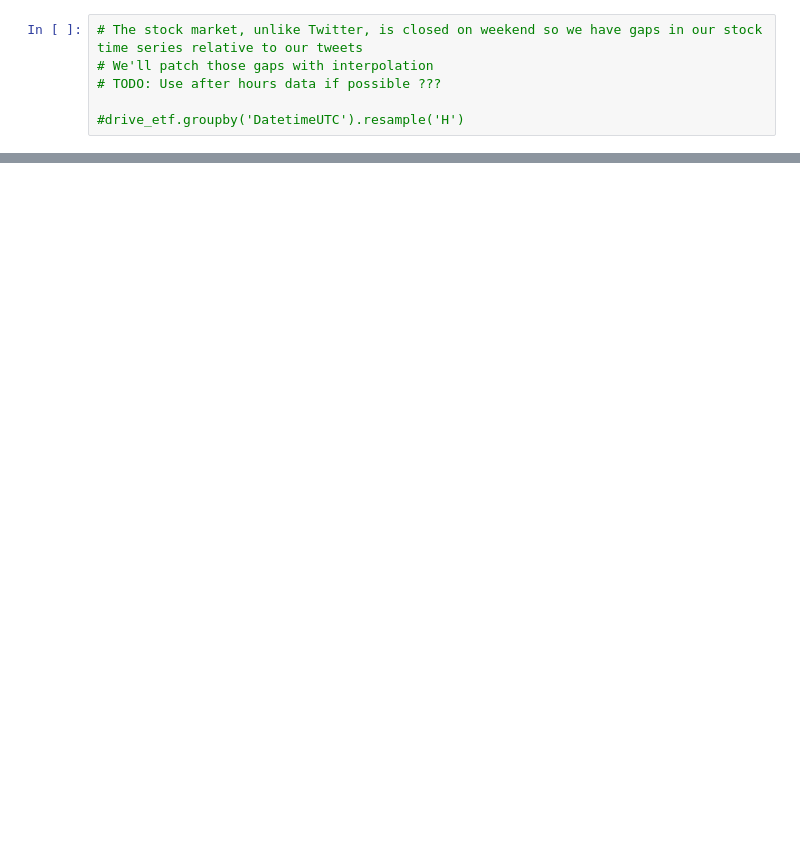
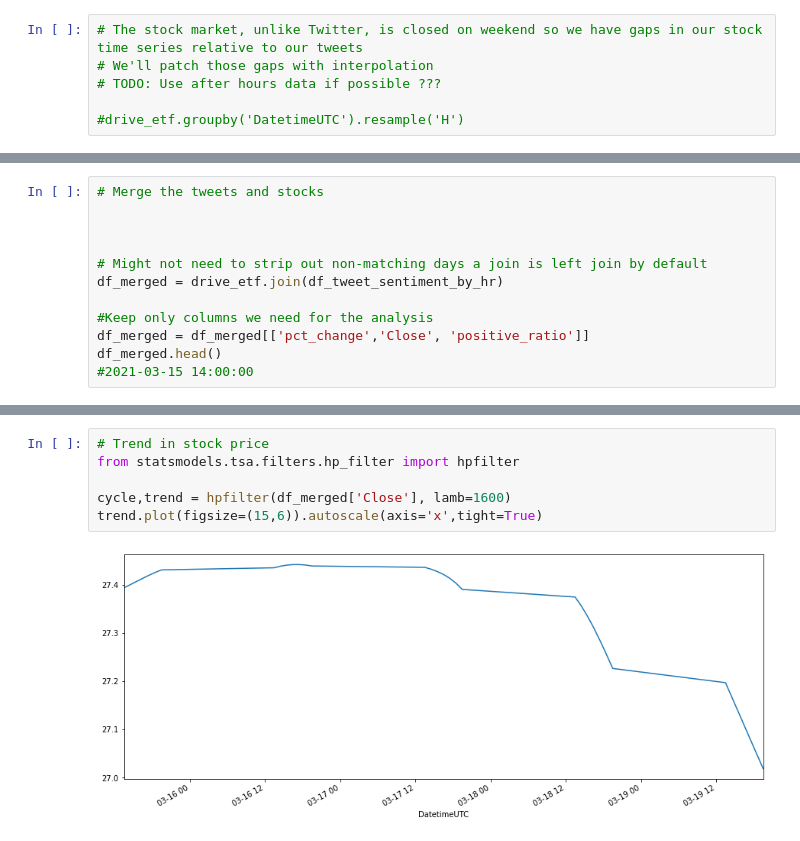
Before and after one commit to ml-group8/assignment, a Jupyter notebook: Stock_Price_Prediction_with_Sentiment_Analysis_Compare_Sentiment_and_Stock_Value.ipynb, the cells around one changed output, grey strips where cells are left out. Cells and saved outputs as stored; diff of their text form; blank space fills up the shorter version.

```diff
--- a/Stock_Price_Prediction_with_Sentiment_Analysis_Compare_Sentiment_and_Stock_Value.ipynb
+++ b/Stock_Price_Prediction_with_Sentiment_Analysis_Compare_Sentiment_and_Stock_Value.ipynb
@@ -149,0 +192,12 @@ ax2.plot(df_grouped['positive_ratio'], color='red')
+# %%
+# Merge the tweets and stocks
+
+
+
+# Might not need to strip out non-matching days a join is left join by default
+df_merged = drive_etf.join(df_tweet_sentiment_by_hr)
+
+#Keep only columns we need for the analysis
+df_merged = df_merged[['pct_change','Close', 'positive_ratio']]
+df_merged.head()
+#2021-03-15 14:00:00
@@ -149,0 +212,8 @@ ax2.plot(df_grouped['positive_ratio'], color='red')
+# %%
+# Trend in stock price
+from statsmodels.tsa.filters.hp_filter import hpfilter
+
+cycle,trend = hpfilter(df_merged['Close'], lamb=1600)
+trend.plot(figsize=(15,6)).autoscale(axis='x',tight=True)
+# %% [output]
+[figure, added]
```
Also changed, not shown: parts of 15 cells of this notebook.
